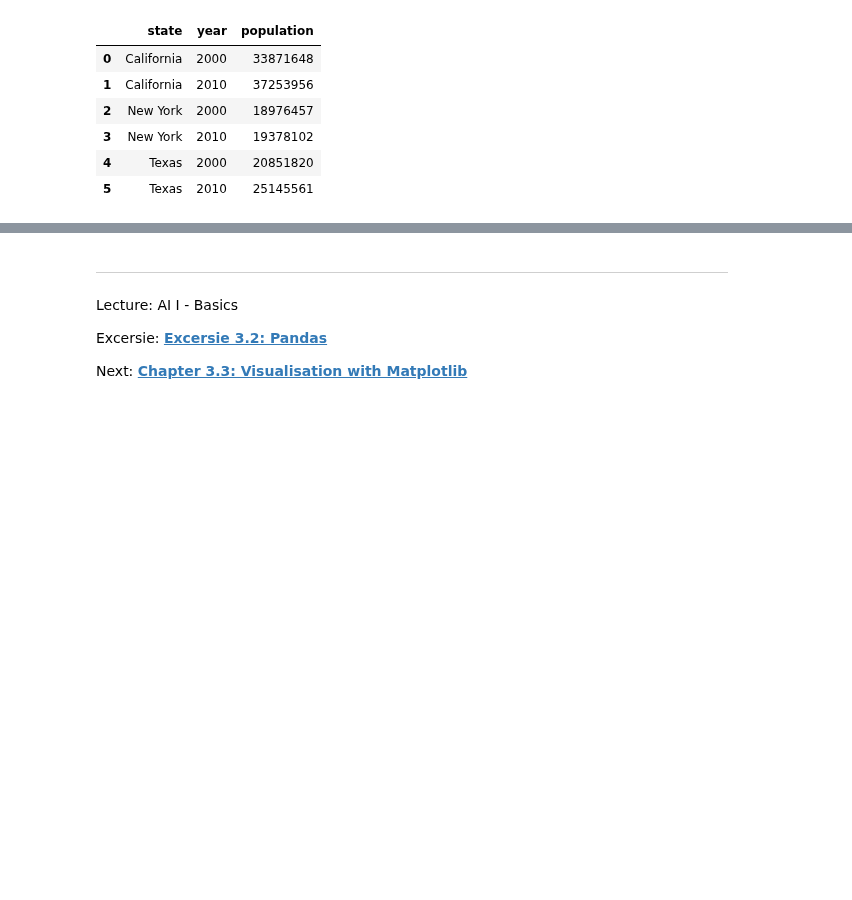
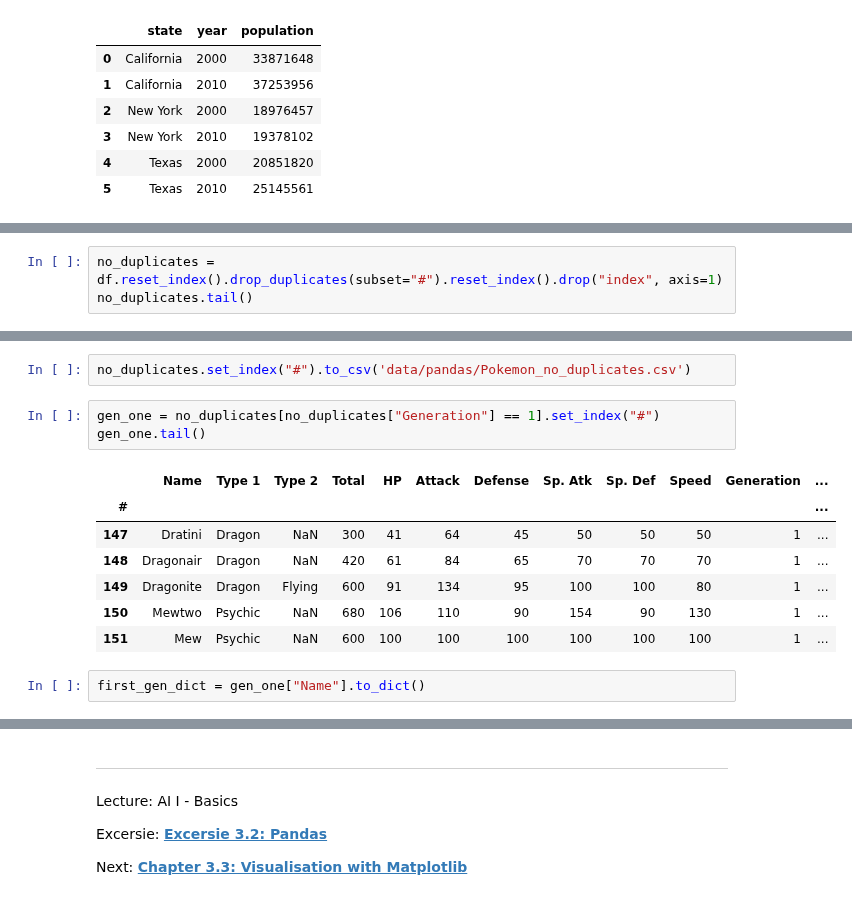
Before and after one commit to iLuckyW/lecture-ai-basics, a Jupyter notebook: chapter/03_data/02_pandas.ipynb, the cells around one changed output, grey strips where cells are left out. Saved outputs shown, nothing was run; the diff lists cells and outputs as text; blank space fills up the shorter version.

```diff
--- a/chapter/03_data/02_pandas.ipynb
+++ b/chapter/03_data/02_pandas.ipynb
@@ -1656,0 +1757,3 @@ pop_df.reset_index()
+# %%
+no_duplicates = df.reset_index().drop_duplicates(subset="#").reset_index().drop("index", axis=1)
+no_duplicates.tail()
@@ -1656,0 +1767,15 @@ pop_df.reset_index()
+# %%
+no_duplicates.set_index("#").to_csv('data/pandas/Pokemon_no_duplicates.csv')
+# %%
+gen_one = no_duplicates[no_duplicates["Generation"] == 1].set_index("#")
+gen_one.tail()
+# %% [output]
+|  | Name | Type 1 | Type 2 | Total | HP | Attack | Defense | Sp. Atk | Sp. Def | Speed | Generation | ... |
+| # |  |  |  |  |  |  |  |  |  |  |  | ... |
+| 147 | Dratini | Dragon | NaN | 300 | 41 | 64 | 45 | 50 | 50 | 50 | 1 | ... |
+| 148 | Dragonair | Dragon | NaN | 420 | 61 | 84 | 65 | 70 | 70 | 70 | 1 | ... |
+| 149 | Dragonite | Dragon | Flying | 600 | 91 | 134 | 95 | 100 | 100 | 80 | 1 | ... |
+| 150 | Mewtwo | Psychic | NaN | 680 | 106 | 110 | 90 | 154 | 90 | 130 | 1 | ... |
+| 151 | Mew | Psychic | NaN | 600 | 100 | 100 | 100 | 100 | 100 | 100 | 1 | ... |
+# %%
+first_gen_dict = gen_one["Name"].to_dict()
```
Also changed, not shown: parts of 15 cells of this notebook.
